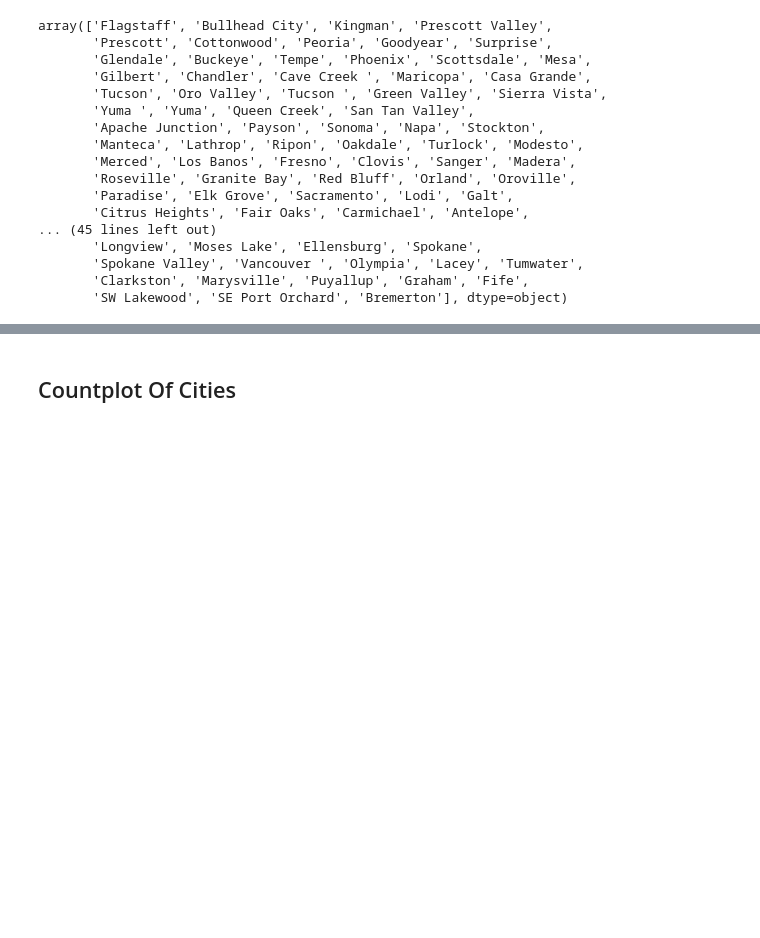
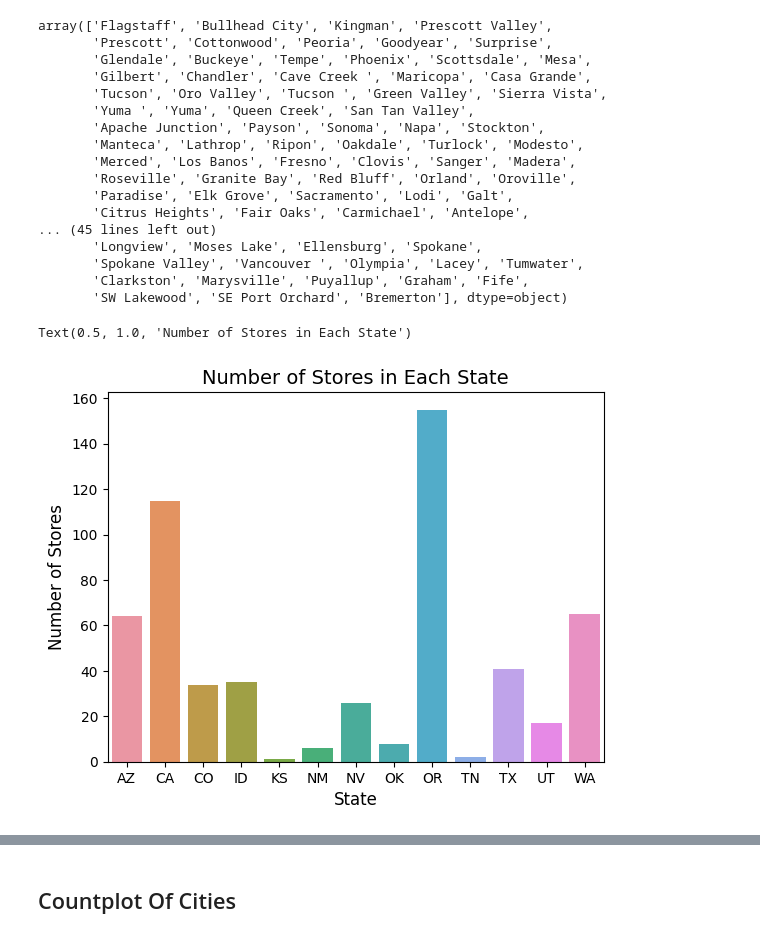
Before and after one commit to jake-trinder/dutch-bro-data-analysis, a Jupyter notebook: Dutch_Bros_Location_Heatmap.ipynb, the cells around one changed output, grey strips where cells are left out. Cells and saved outputs as stored; diff of their text form; code cells hidden in the pictures; blank space fills up the shorter version.

```diff
--- a/Dutch_Bros_Location_Heatmap.ipynb
+++ b/Dutch_Bros_Location_Heatmap.ipynb
@@ -225 +219,12 @@ array(['Flagstaff', 'Bullhead City', 'Kingman', 'Prescott Valley',
+# %%
+# Here I will display a countplot of the number of stores in each state.
+
+sns.countplot(x=df2["State"])
+
+plt.xlabel('State', fontsize=12)
+plt.ylabel('Number of Stores', fontsize=12)
+plt.title('Number of Stores in Each State', fontsize=14)
+# %% [output]
+Text(0.5, 1.0, 'Number of Stores in Each State')
+[figure, added]
 # %%
```
Also changed, not shown: parts of 24 cells of this notebook.
